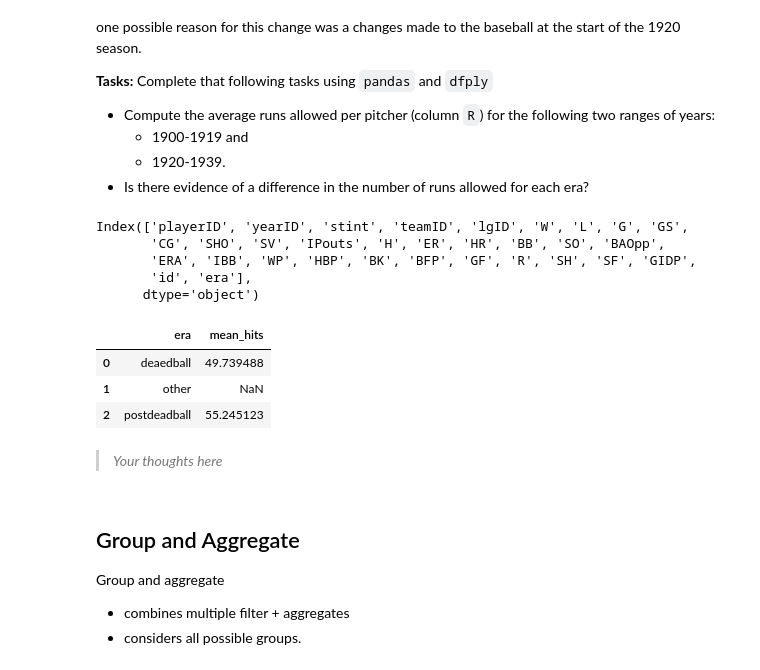
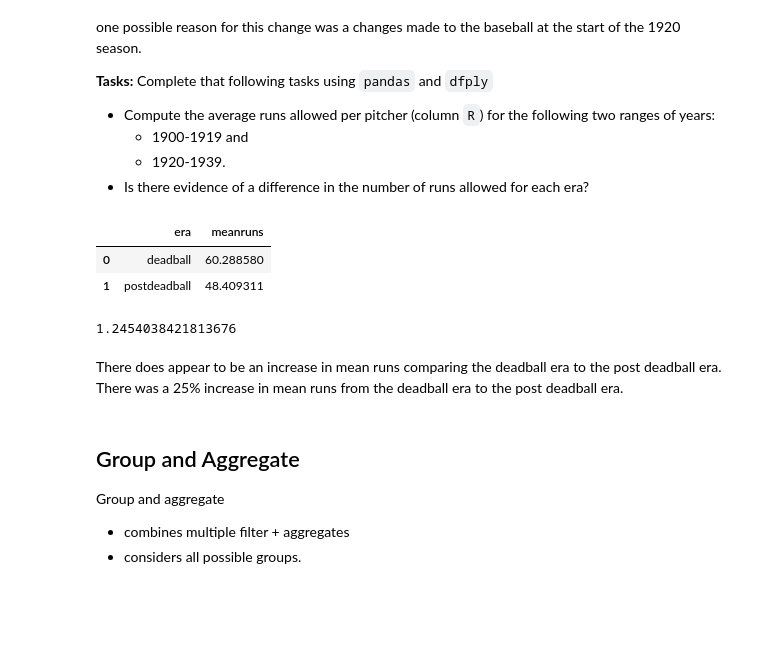
Before and after one commit to josephnagel1/NagelJoseph_module2_intro_to_pandas, a Jupyter notebook: 2_6_aggregation.ipynb, the cells around one changed output. Cells and saved outputs as stored; diff of their text form; code cells hidden in the pictures; blank space fills up the shorter version.

```diff
--- a/2_6_aggregation.ipynb
+++ b/2_6_aggregation.ipynb
@@ -51,29 +52,25 @@ The [dead ball era](https://en.wikipedia.org/wiki/Dead-ball_era) in MLB includes
     * 1900-1919 and
     * 1920-1939.
 * Is there evidence of a difference in the number of runs allowed for each era?
-# %%
-pitching.columns
-# %% [output]
-Index(['playerID', 'yearID', 'stint', 'teamID', 'lgID', 'W', 'L', 'G', 'GS',
-       'CG', 'SHO', 'SV', 'IPouts', 'H', 'ER', 'HR', 'BB', 'SO', 'BAOpp',
-       'ERA', 'IBB', 'WP', 'HBP', 'BK', 'BFP', 'GF', 'R', 'SH', 'SF', 'GIDP',
-       'id', 'era'],
-      dtype='object')
-# %%
-pitching['era'] = pd.cut(pitching['yearID'], bins=[0,1899,1920,1940,2023], labels=['other','deaedball','postdeadball','other'], ordered=False)
 # %%
 (pitching
-    >> filter_by(X.era != "other")
-    >> group_by(X.era)
-    >> summarize(mean_hits = mean(X.R))
-)
+        >> filter_by((X.yearID >= 1900) & (X.yearID < 1940))
+        >> mutate(era = ifelse(X.yearID < 1920,
+                               "deadball",
+                               "postdeadball"))
+        >> group_by(X.era)
+        >> summarize(meanruns = mean(X.R))
+       )
 # %% [output]
-|  | era | mean_hits |
-| 0 | deaedball | 49.739488 |
-| 1 | other | NaN |
-| 2 | postdeadball | 55.245123 |
+|  | era | meanruns |
+| 0 | deadball | 60.288580 |
+| 1 | postdeadball | 48.409311 |
-# %% [markdown]
-> *Your thoughts here*
+# %%
+60.29/48.41
+# %% [output]
+1.2454038421813676
+# %% [markdown]
+There does appear to be an increase in mean runs comparing the deadball era to the post deadball era. There was a 25% increase in mean runs from the deadball era to the post deadball era.
 # %% [markdown]
 ## Group and Aggregate
 
```
Also changed, not shown: parts of 9 cells of this notebook.
